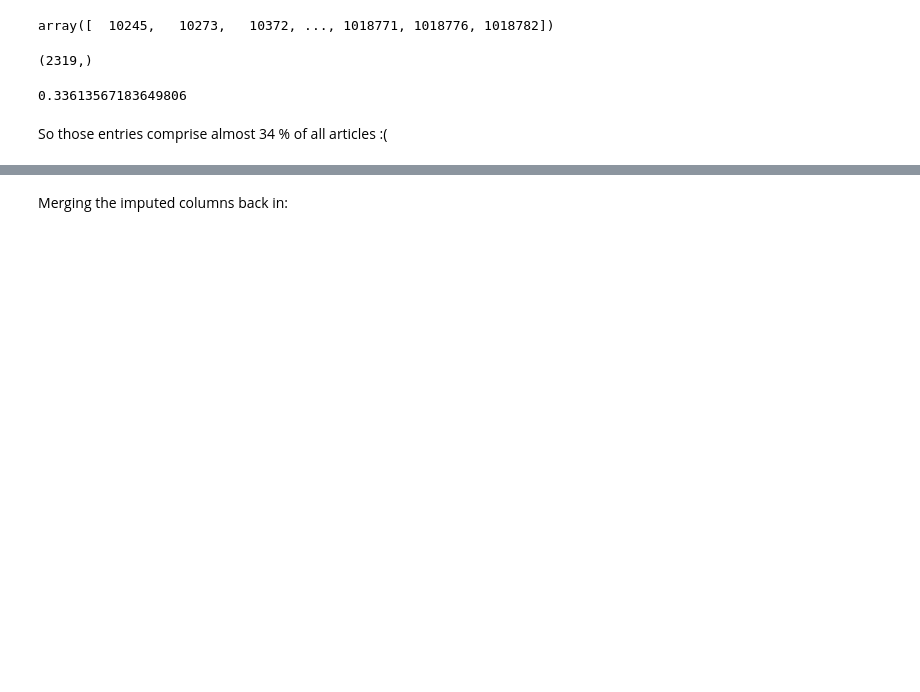
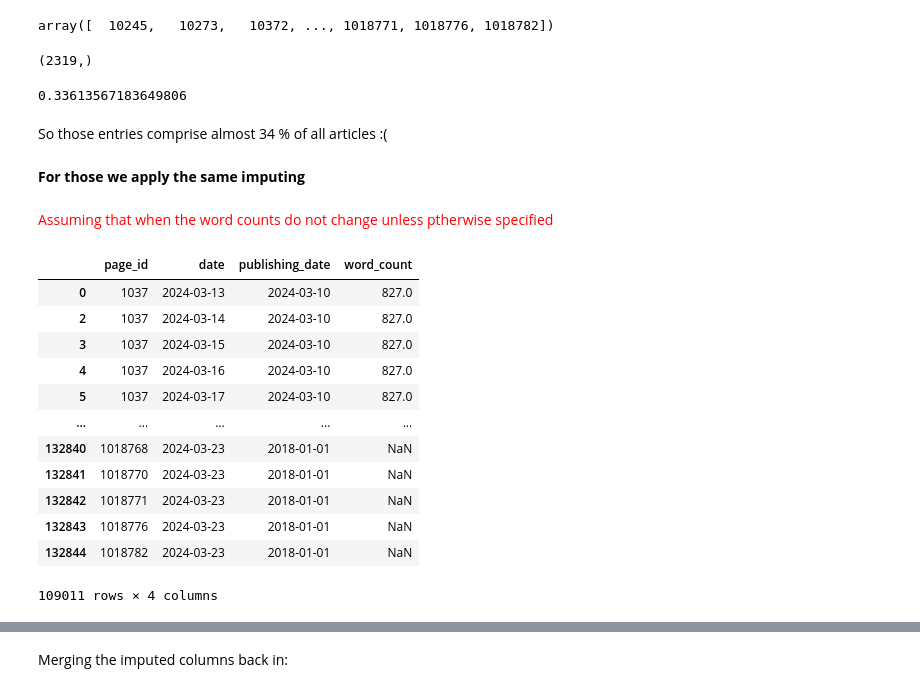
Before and after one commit to RenzoTorrecuso/d-drivers, a Jupyter notebook: notebooks/Cleaning-categorising-katja.ipynb, the cells around one changed output, grey strips where cells are left out. Cells and saved outputs as stored; diff of their text form; code cells hidden in the pictures; blank space fills up the shorter version.

```diff
--- a/notebooks/Cleaning-categorising-katja.ipynb
+++ b/notebooks/Cleaning-categorising-katja.ipynb
@@ -306,3 +251,5 @@ len(no_publ_date) / len(df.page_id.unique())
 0.33613567183649806
 # %% [markdown]
 So those entries comprise almost 34 % of all articles :(
+# %% [markdown]
+**For those we apply the same imputing**
@@ -308,0 +258,22 @@ So those entries comprise almost 34 % of all articles :(
+# %% [markdown]
+<font color=red> Assuming that when the word counts do not change unless ptherwise specified </font>
+# %%
+versions2 = df.groupby(['page_id'], as_index=False, sort=True)[
+    ['page_id', 'date', 'publishing_date', 'word_count']
+    ].ffill().drop_duplicates()
+
+versions2
+# %% [output]
+|  | page_id | date | publishing_date | word_count |
+| 0 | 1037 | 2024-03-13 | 2024-03-10 | 827.0 |
+| 2 | 1037 | 2024-03-14 | 2024-03-10 | 827.0 |
+| 3 | 1037 | 2024-03-15 | 2024-03-10 | 827.0 |
+| 4 | 1037 | 2024-03-16 | 2024-03-10 | 827.0 |
+| 5 | 1037 | 2024-03-17 | 2024-03-10 | 827.0 |
+| ... | ... | ... | ... | ... |
+| 132840 | 1018768 | 2024-03-23 | 2018-01-01 | NaN |
+| 132841 | 1018770 | 2024-03-23 | 2018-01-01 | NaN |
+| 132842 | 1018771 | 2024-03-23 | 2018-01-01 | NaN |
+| 132843 | 1018776 | 2024-03-23 | 2018-01-01 | NaN |
+| 132844 | 1018782 | 2024-03-23 | 2018-01-01 | NaN |
+109011 rows × 4 columns
```
Also changed, not shown: parts of 31 cells of this notebook, 1 other file.
